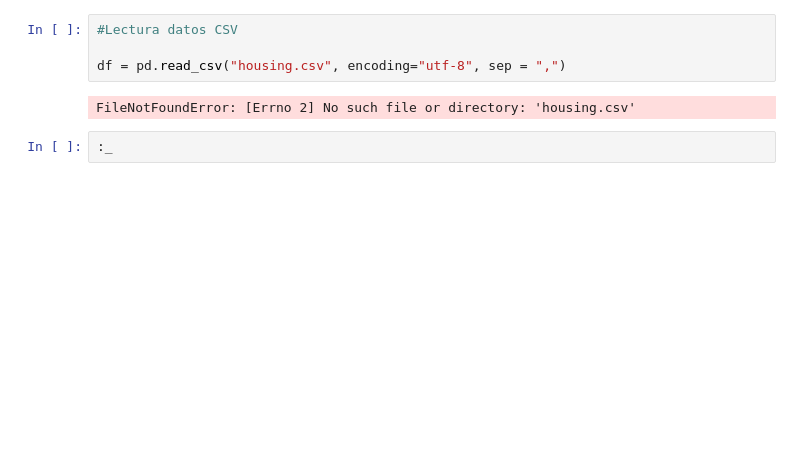
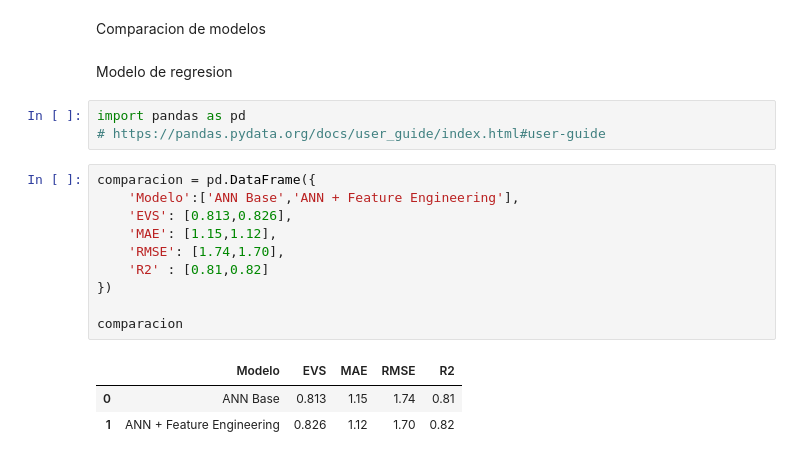
Before and after one commit to Isaakkko/Prediccion-rendimiento-academico, a Jupyter notebook: NOTEBOOKS/05_Comparacion_Modelos.ipynb, the cells around one changed output. Cells and saved outputs as stored; diff of their text form; blank space fills up the shorter version.

Commit message:
Notebook comparacion de modelos
Notebook comparacion de modelos funcional

```diff
--- a/NOTEBOOKS/05_Comparacion_Modelos.ipynb
+++ b/NOTEBOOKS/05_Comparacion_Modelos.ipynb
@@ -8,8 +1,21 @@ import seaborn as sns
-# %%
-#Lectura datos CSV
-
-df = pd.read_csv("housing.csv", encoding="utf-8", sep = ",")
-# %% [output]
-FileNotFoundError: [Errno 2] No such file or directory: 'housing.csv'
-# %%
-:_
+# %% [markdown]
+Comparacion de modelos
+# %% [markdown]
+Modelo de regresion
+# %%
+import pandas as pd
+# https://pandas.pydata.org/docs/user_guide/index.html#user-guide
+# %%
+comparacion = pd.DataFrame({
+    'Modelo':['ANN Base','ANN + Feature Engineering'],
+    'EVS': [0.813,0.826],
+    'MAE': [1.15,1.12],
+    'RMSE': [1.74,1.70],
+    'R2' : [0.81,0.82]
+})
+
+comparacion
+# %% [output]
+|  | Modelo | EVS | MAE | RMSE | R2 |
+| 0 | ANN Base | 0.813 | 1.15 | 1.74 | 0.81 |
+| 1 | ANN + Feature Engineering | 0.826 | 1.12 | 1.70 | 0.82 |
```
Also changed, not shown: parts of 9 cells of this notebook.
